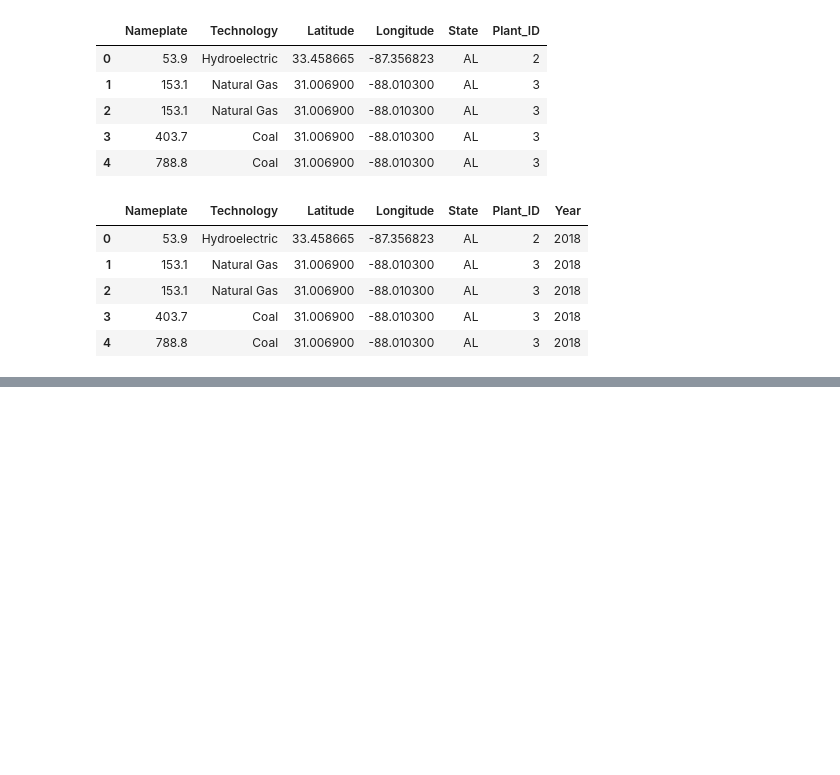
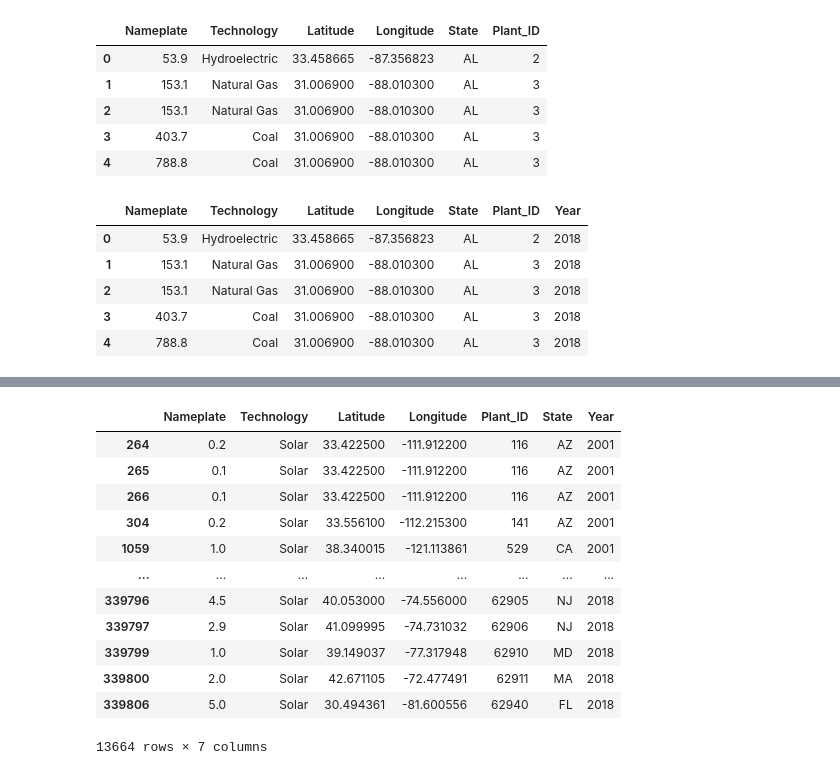
Before and after one commit to raj-cmyk/The-Coalition, a Jupyter notebook: load_data.ipynb, the cells around one changed output, grey strips where cells are left out. Drawn from its saved outputs; the diff is of its cells as text; code cells hidden in the pictures; blank space fills up the shorter version.

Commit message:
separated combined df into separate energy types

```diff
--- a/load_data.ipynb
+++ b/load_data.ipynb
@@ -471,0 +481,18 @@ combined_df
+# %%
+solar_df = combined_df.copy()
+solar_df = solar_df.loc[solar_df['Technology'] == 'Solar']
+solar_df
+# %% [output]
+|  | Nameplate | Technology | Latitude | Longitude | Plant_ID | State | Year |
+| 264 | 0.2 | Solar | 33.422500 | -111.912200 | 116 | AZ | 2001 |
+| 265 | 0.1 | Solar | 33.422500 | -111.912200 | 116 | AZ | 2001 |
+| 266 | 0.1 | Solar | 33.422500 | -111.912200 | 116 | AZ | 2001 |
+| 304 | 0.2 | Solar | 33.556100 | -112.215300 | 141 | AZ | 2001 |
+| 1059 | 1.0 | Solar | 38.340015 | -121.113861 | 529 | CA | 2001 |
+| ... | ... | ... | ... | ... | ... | ... | ... |
+| 339796 | 4.5 | Solar | 40.053000 | -74.556000 | 62905 | NJ | 2018 |
+| 339797 | 2.9 | Solar | 41.099995 | -74.731032 | 62906 | NJ | 2018 |
+| 339799 | 1.0 | Solar | 39.149037 | -77.317948 | 62910 | MD | 2018 |
+| 339800 | 2.0 | Solar | 42.671105 | -72.477491 | 62911 | MA | 2018 |
+| 339806 | 5.0 | Solar | 30.494361 | -81.600556 | 62940 | FL | 2018 |
+13664 rows × 7 columns
```
Also changed, not shown: parts of 18 cells of this notebook.
